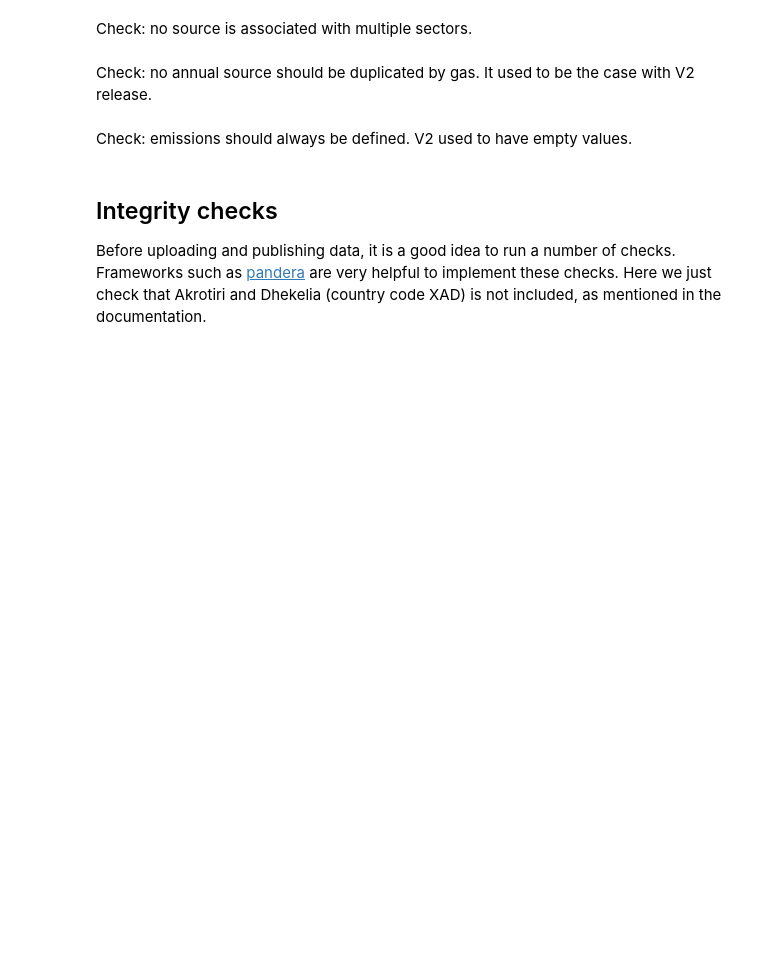
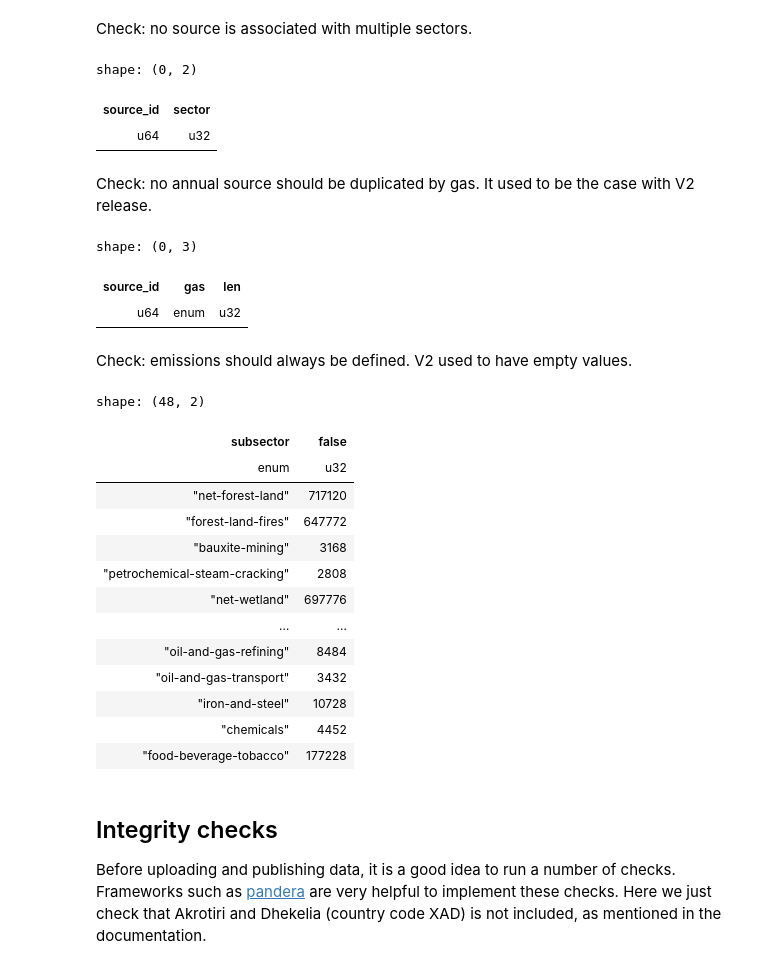
Before and after one commit to tjhunter/climate-trace-handbook, a Jupyter notebook: ct_book/ingestion.ipynb, the cells around one changed output. Drawn from its saved outputs; the diff is of its cells as text; code cells hidden in the pictures; blank space fills up the shorter version.

```diff
--- a/ct_book/ingestion.ipynb
+++ b/ct_book/ingestion.ipynb
@@ -168,5 +344,6 @@ parquet_file.metadata.row_group(0).column(12).statistics
 # %% [markdown]
 We know check that it works correctly. Let's load the newly created data instead of the default version stored on the internet, for the year 2023.
 # %%
-sdf = ct.read_source_emissions(gas=CO2, year=2023, p="/tmp")
+source_path = tempfile.gettempdir()
+sdf = ct.read_source_emissions(gas=CO2, year=2023, p=source_path)
 sdf
@@ -189,6 +378,10 @@ by_sec.filter(c_sector != FORESTRY_AND_LAND_USE).select(pl.len())
 Check: no source is associated with multiple sectors.
 # %%
 by_sec.group_by(SOURCE_ID).agg(c_sector.n_unique()).filter(pl.col(SECTOR) > 1)
+# %% [output]
+shape: (0, 2)
+| source_id | sector |
+| u64 | u32 |
 # %% [markdown]
 Check: no annual source should be duplicated by gas. It used to be the case with V2 release.
 # %%
@@ -199,17 +392,36 @@ Check: no annual source should be duplicated by gas. It used to be the case with
 .filter(pl.col("len") > 1)
 .sort(by="len")
 .collect())
+# %% [output]
+shape: (0, 3)
+| source_id | gas | len |
+| u64 | enum | u32 |
 # %% [markdown]
 Check: emissions should always be defined. V2 used to have empty values.
 # %%
-sdf = ct.read_source_emissions(CO2E_100YR, 2023, "/tmp")
+sdf = ct.read_source_emissions(CO2E_100YR, 2023, source_path)
 (sdf
  .select(c_emissions_quantity.is_null().alias("null_emissions"), c_subsector, c_iso3_country)
  .group_by(c_subsector, "null_emissions")
  .agg(pl.len())
  .collect()
  .pivot(index=SUBSECTOR, on="null_emissions", values="len")
 )
+# %% [output]
+shape: (48, 2)
+| subsector | false |
+| enum | u32 |
+| "net-forest-land" | 717120 |
+| "forest-land-fires" | 647772 |
+| "bauxite-mining" | 3168 |
+| "petrochemical-steam-cracking" | 2808 |
+| "net-wetland" | 697776 |
+| … | … |
+| "oil-and-gas-refining" | 8484 |
+| "oil-and-gas-transport" | 3432 |
+| "iron-and-steel" | 10728 |
+| "chemicals" | 4452 |
+| "food-beverage-tobacco" | 177228 |
 # %% [markdown]
 ## Integrity checks
 
```
Also changed, not shown: parts of 24 cells of this notebook, 2 other files.
